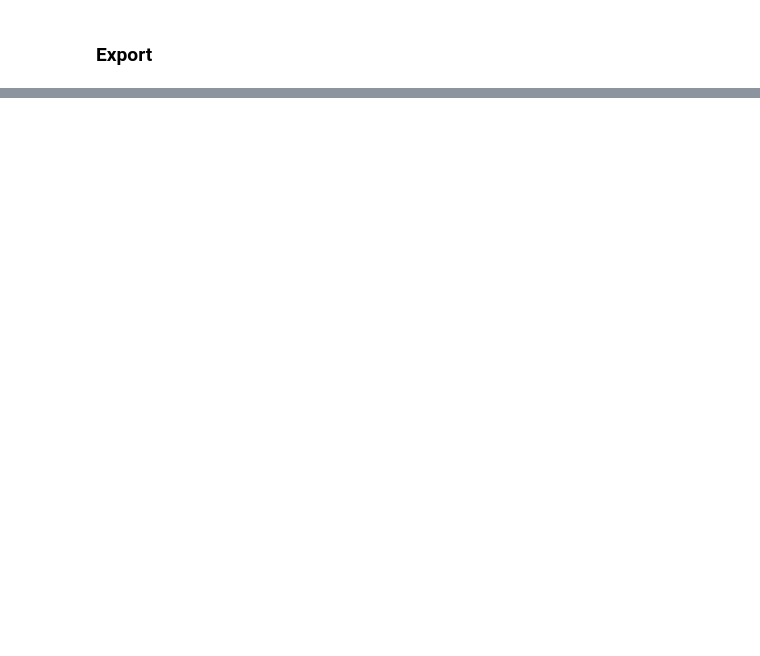
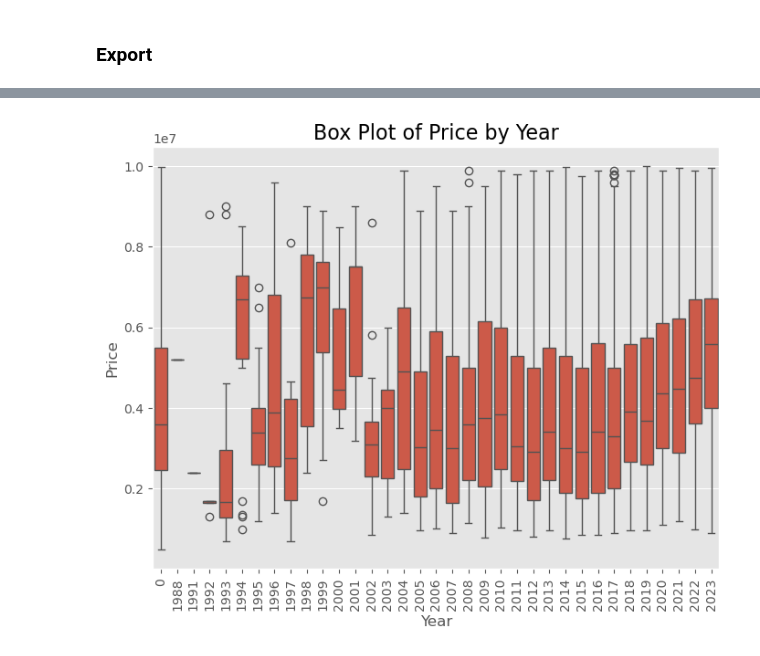
Before and after one commit to auttwitter/DSI-04, a Jupyter notebook: project_2/code/01_Clean_V2.ipynb, the cells around one changed output, grey strips where cells are left out. Saved outputs shown, nothing was run; the diff lists cells and outputs as text; code cells hidden in the pictures; blank space fills up the shorter version.

```diff
--- a/project_2/code/01_Clean_V2.ipynb
+++ b/project_2/code/01_Clean_V2.ipynb
@@ -663,3 +631,20 @@ Name: count, dtype: int64
+# %%
+#dff = df[(df['property_type'] == 'Condo') ]
+# & (df['province'] == 'Bangkok')
+plt.figure(figsize=(8, 6))  # Set the figure size
+sns.boxplot(x='year_built', y='price', data=df)  # Create the box plot
+
+# Add title and labels
+plt.title('Box Plot of Price by Year', fontsize=16)
+plt.xlabel('Year', fontsize=12)
+plt.ylabel('Price', fontsize=12)
+plt.xticks(rotation=90)
+# Display the plot
+plt.show()
+
+#aging = 'unknown', '<= 2003', '2004-2008','2009-2014', '2015 - 2023'
+# %% [output]
+[figure, added]
 # %%
 # train
 train_clean = df[(df['is_train'] == 1)]
```
Also changed, not shown: parts of 15 cells of this notebook, 2 other files.
